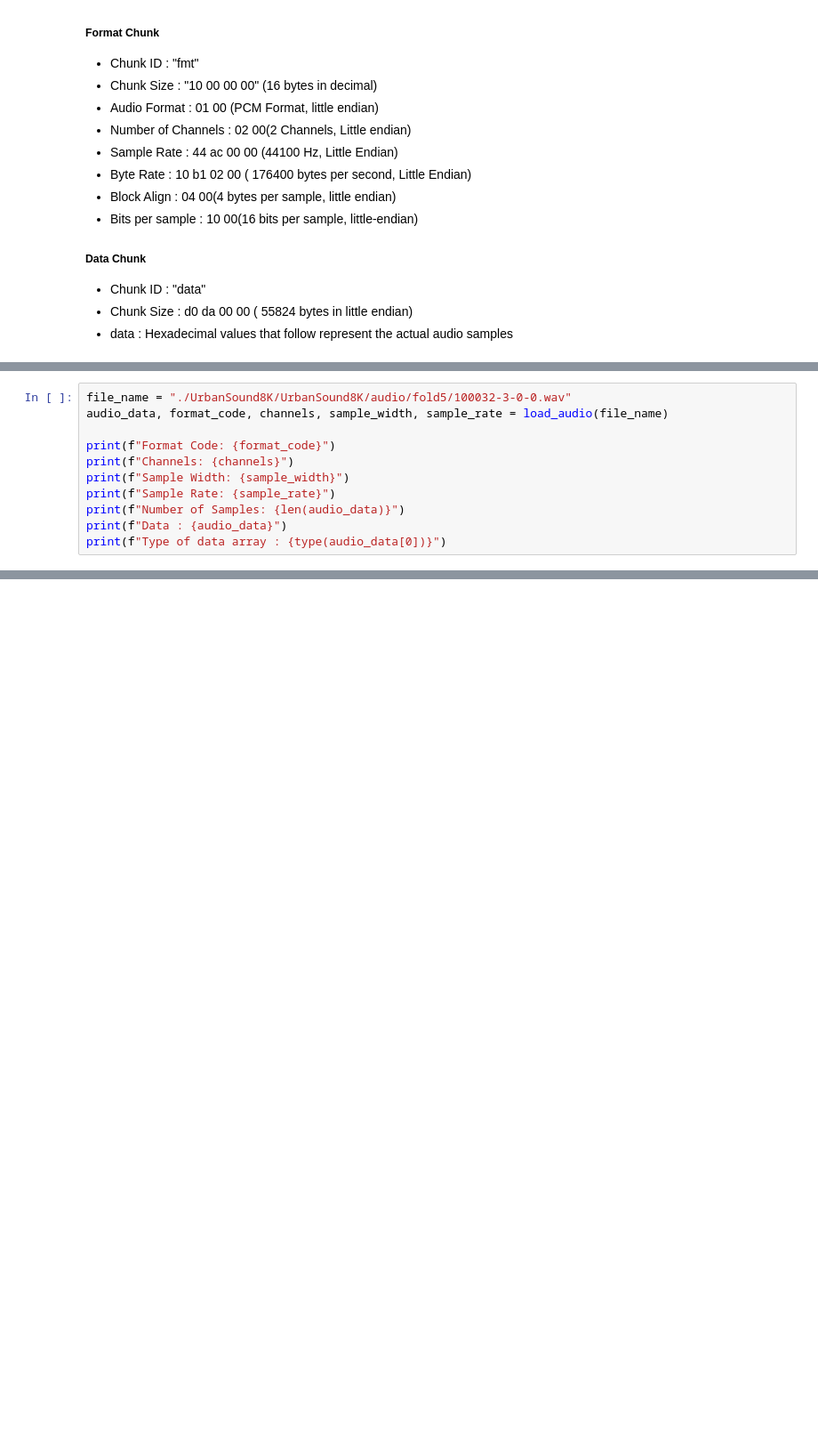
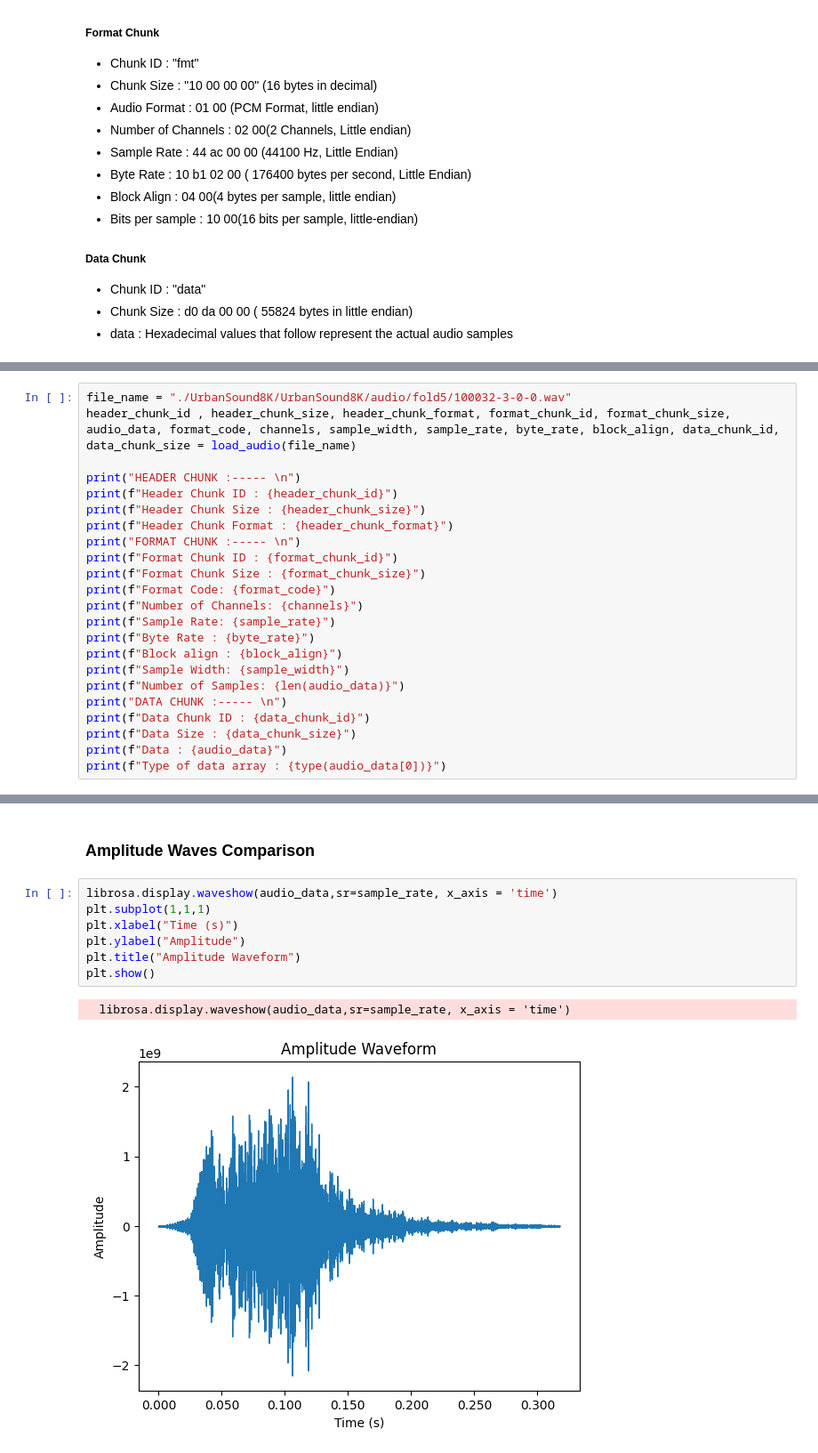
Before and after one commit to Jatin7385/Reading_WAV_Files_Without_Libraries, a Jupyter notebook: Reading_WAV_Files_Without_Libraries.ipynb, the cells around one changed output, grey strips where cells are left out. Shown at 89% size. Saved outputs shown, nothing was run; the diff lists cells and outputs as text; blank space fills up the shorter version.

```diff
--- a/Reading_WAV_Files_Without_Libraries.ipynb
+++ b/Reading_WAV_Files_Without_Libraries.ipynb
@@ -90,12 +101,24 @@ def load_audio(file_path):
 # %%
 file_name = "./UrbanSound8K/UrbanSound8K/audio/fold5/100032-3-0-0.wav"
-audio_data, format_code, channels, sample_width, sample_rate = load_audio(file_name)
+header_chunk_id , header_chunk_size, header_chunk_format, format_chunk_id, format_chunk_size, audio_data, format_code, channels, sample_width, sample_rate, byte_rate, block_align, data_chunk_id, data_chunk_size = load_audio(file_name)
 
+print("HEADER CHUNK :----- \n")
+print(f"Header Chunk ID : {header_chunk_id}")
+print(f"Header Chunk Size : {header_chunk_size}")
+print(f"Header Chunk Format : {header_chunk_format}")
+print("FORMAT CHUNK :----- \n")
+print(f"Format Chunk ID : {format_chunk_id}")
+print(f"Format Chunk Size : {format_chunk_size}")
 print(f"Format Code: {format_code}")
-print(f"Channels: {channels}")
+print(f"Number of Channels: {channels}")
+print(f"Sample Rate: {sample_rate}")
+print(f"Byte Rate : {byte_rate}")
+print(f"Block align : {block_align}")
 print(f"Sample Width: {sample_width}")
-print(f"Sample Rate: {sample_rate}")
 print(f"Number of Samples: {len(audio_data)}")
+print("DATA CHUNK :----- \n")
+print(f"Data Chunk ID : {data_chunk_id}")
+print(f"Data Size : {data_chunk_size}")
 print(f"Data : {audio_data}")
 print(f"Type of data array : {type(audio_data[0])}")
 # %% [output]
@@ -110 +141,13 @@ Data : [-3.1502399e+38 -3.0306074e+38 -3.1103629e+38 ...            nan
 Type of data array : <class 'numpy.float32'>
+# %% [markdown]
+### Amplitude Waves Comparison
+# %%
+librosa.display.waveshow(audio_data,sr=sample_rate, x_axis = 'time')
+plt.subplot(1,1,1)
+plt.xlabel("Time (s)")
+plt.ylabel("Amplitude")
+plt.title("Amplitude Waveform")
+plt.show()
+# %% [output]
+  librosa.display.waveshow(audio_data,sr=sample_rate, x_axis = 'time')
+[figure, added]
```
Also changed, not shown: parts of 11 cells of this notebook.
